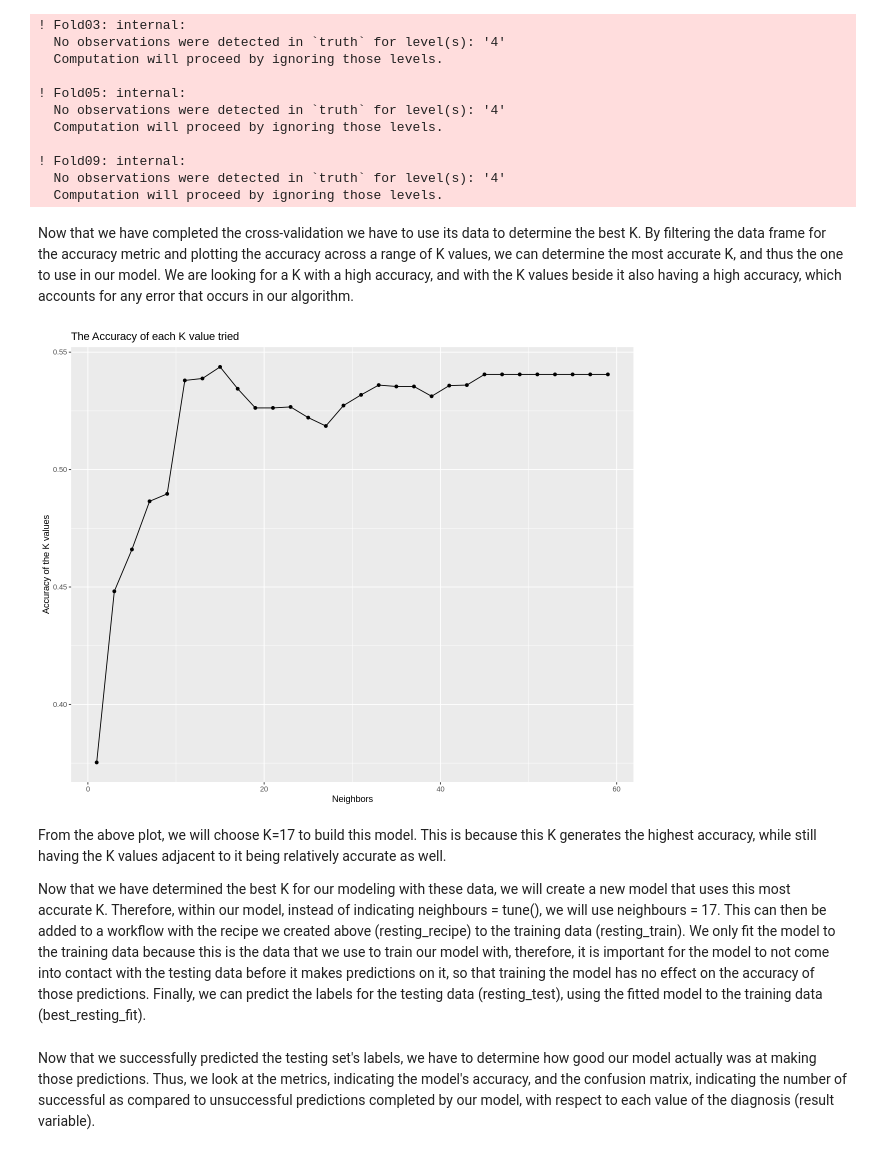
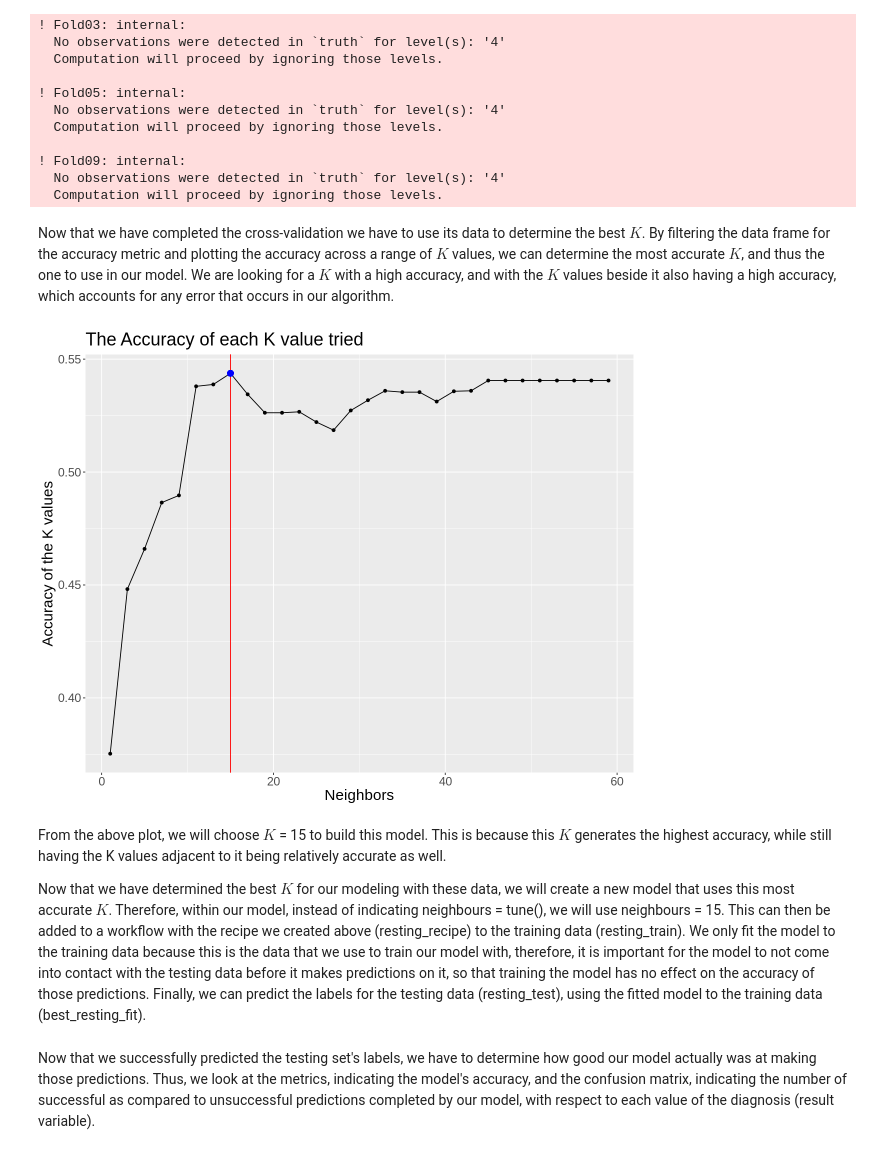
Before and after one commit to chenjerry623/DSCI100-Group17-Project, a Jupyter notebook: Group-17-Project.ipynb, the cells around one changed output. Drawn from its saved outputs; the diff is of its cells as text; code cells hidden in the pictures.

```diff
--- a/Group-17-Project.ipynb
+++ b/Group-17-Project.ipynb
@@ -271,28 +272,37 @@ resting_model_workflow <- workflow() |>
   No observations were detected in `truth` for level(s): '4'
   Computation will proceed by ignoring those levels.
 # %% [markdown]
-Now that we have completed the cross-validation we have to use its data to determine the best K. By filtering the data frame for the accuracy metric and plotting the accuracy across a range of K values, we can determine the most accurate K, and thus the one to use in our model. We are looking for a K with a high accuracy, and with the K values beside it also having a high accuracy, which accounts for any error that occurs in our algorithm.
+Now that we have completed the cross-validation we have to use its data to determine the best $K$. By filtering the data frame for the accuracy metric and plotting the accuracy across a range of $K$ values, we can determine the most accurate $K$, and thus the one to use in our model. We are looking for a $K$ with a high accuracy, and with the $K$ values beside it also having a high accuracy, which accounts for any error that occurs in our algorithm.
 # %%
 # Filtering the accuracy of each K from the metrics.
 
 accuracy_of_k <- resting_model_workflow |>
                     filter(.metric == "accuracy")
 
 # Making a plot of the accuracy to use to determine the best K for this analysis.
 
+highest_accuracy_k <- accuracy_of_k|>
+                filter(neighbors == 15) |>
+                select(mean) |>
+                pull()
+
 accuracy_plot <- accuracy_of_k |>
                     ggplot(aes(x = neighbors, y = mean)) +
                     geom_point() +
                     geom_line() +
+                    geom_vline(xintercept = 15, colour = "red") +
+                    geom_point(aes(x = 15, y = highest_accuracy_k), size = 3, colour = "blue") +
                     labs(x = "Neighbors", y = "Accuracy of the K values") +
-                    ggtitle("The Accuracy of each K value tried")
+                    ggtitle("The Accuracy of each K value tried") +
+                    theme(text = element_text(size = 18))
+
 accuracy_plot
 # %% [output]
-[figure, old version]
+[figure, new version]
 # %% [markdown]
-From the above plot, we will choose K=17 to build this model. This is because this K generates the highest accuracy, while still having the K values adjacent to it being relatively accurate as well.
+From the above plot, we will choose $K$ = 15 to build this model. This is because this $K$ generates the highest accuracy, while still having the K values adjacent to it being relatively accurate as well.
 
-Now that we have determined the best K for our modeling with these data, we will create a new model that uses this most accurate K. Therefore, within our model, instead of indicating neighbours = tune(), we will use neighbours = 17. This can then be added to a workflow with the recipe we created above (resting_recipe) to the training data (resting_train). We only fit the model to the training data because this is the data that we use to train our model with, therefore, it is important for the model to not come into contact with the testing data before it makes predictions on it, so that training the model has no effect on the accuracy of those predictions. Finally, we can predict the labels for the testing data (resting_test), using the fitted model to the training data (best_resting_fit).
+Now that we have determined the best $K$ for our modeling with these data, we will create a new model that uses this most accurate $K$. Therefore, within our model, instead of indicating neighbours = tune(), we will use neighbours = 15. This can then be added to a workflow with the recipe we created above (resting_recipe) to the training data (resting_train). We only fit the model to the training data because this is the data that we use to train our model with, therefore, it is important for the model to not come into contact with the testing data before it makes predictions on it, so that training the model has no effect on the accuracy of those predictions. Finally, we can predict the labels for the testing data (resting_test), using the fitted model to the training data (best_resting_fit).
 # %%
 set.seed(9999)
 
```
Also changed, not shown: parts of 12 cells of this notebook.
